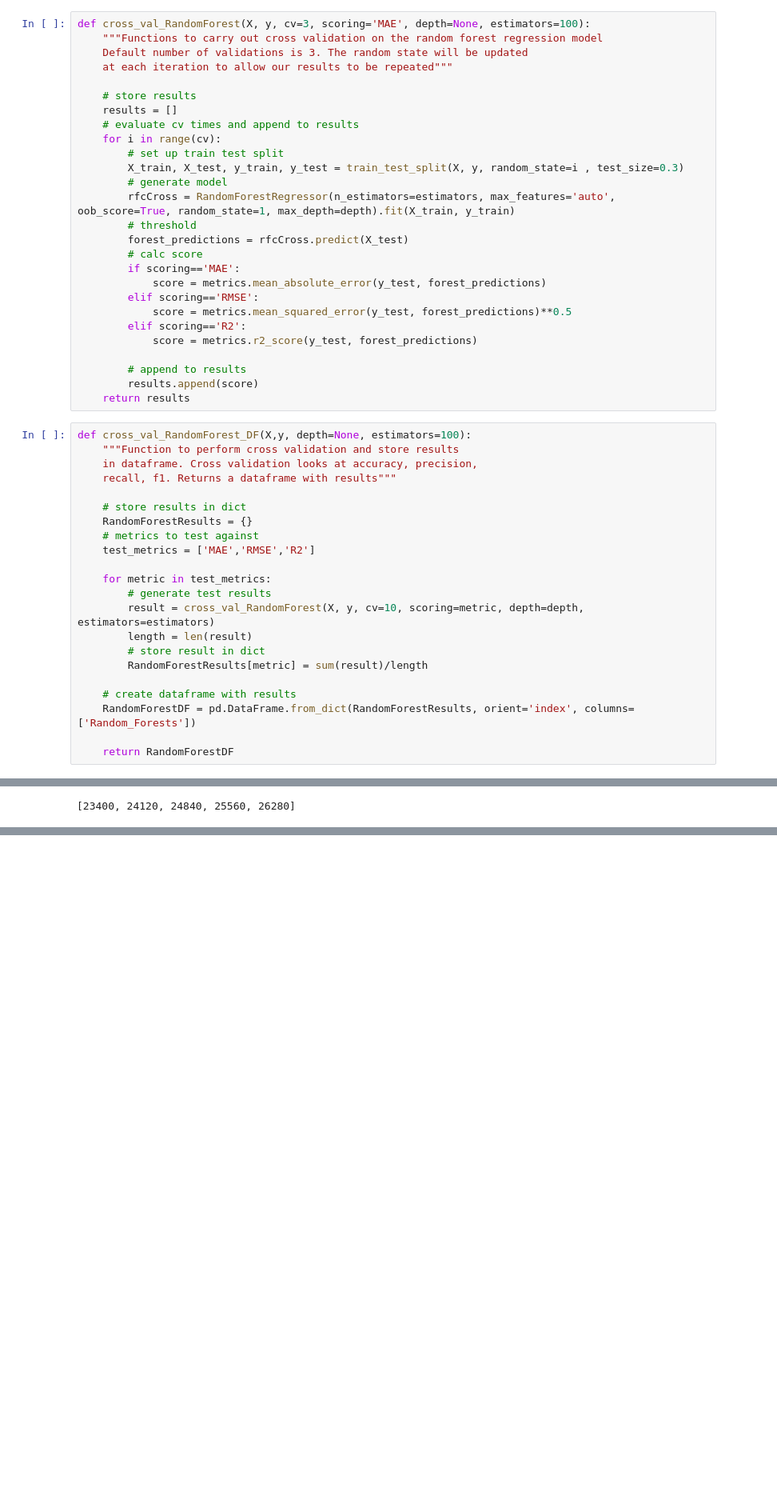
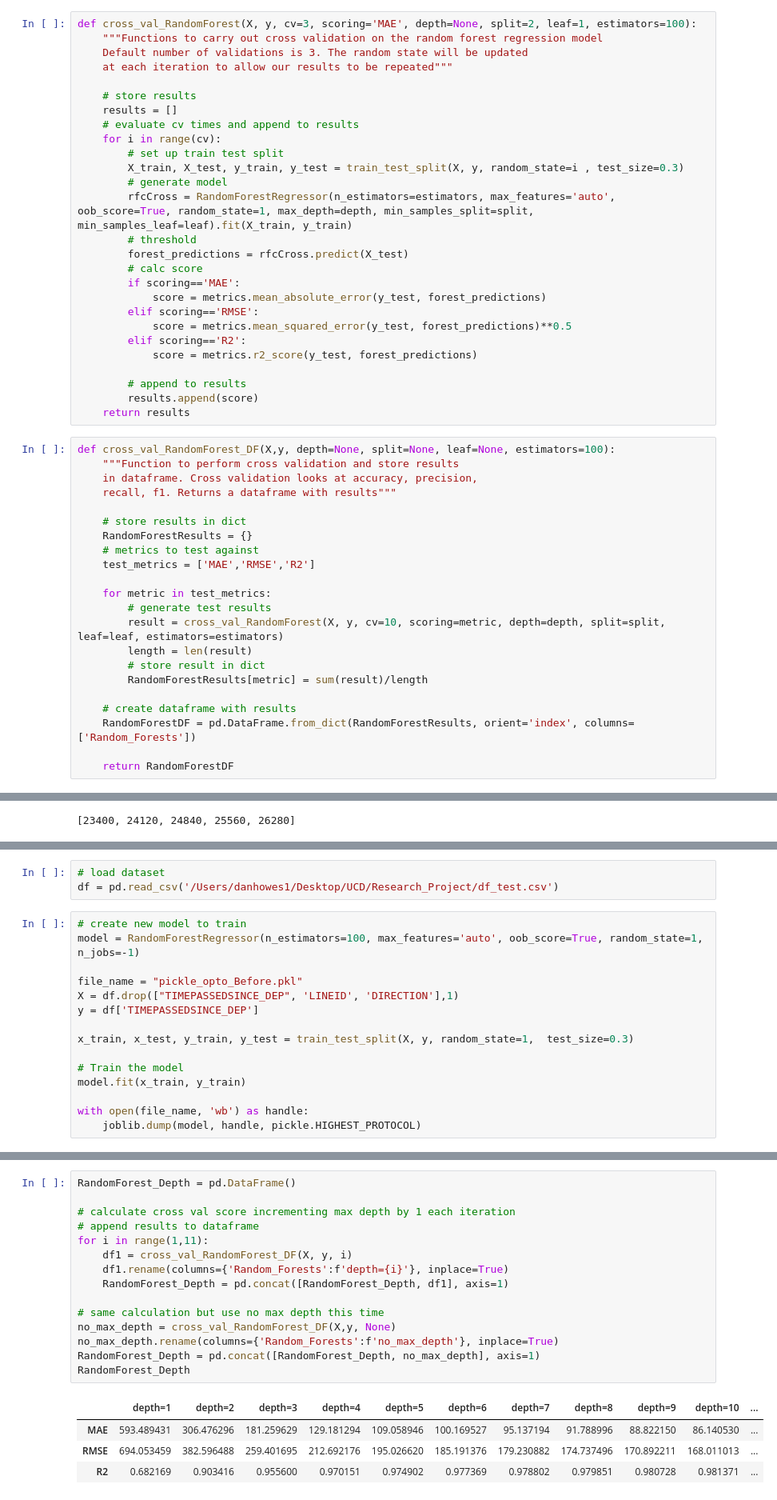
Before and after one commit to danhws/Dublin_Bus_App, a Jupyter notebook: data/Stops_Modelling.ipynb, the cells around one changed output, grey strips where cells are left out. Shown at 80% size. Cells and saved outputs as stored; diff of their text form; blank space fills up the shorter version.

```diff
--- a/data/Stops_Modelling.ipynb
+++ b/data/Stops_Modelling.ipynb
@@ -725,5 +820,5 @@ R2:  0.9655750913226929
 # %%
-def cross_val_RandomForest(X, y, cv=3, scoring='MAE', depth=None, estimators=100):
+def cross_val_RandomForest(X, y, cv=3, scoring='MAE', depth=None, split=2, leaf=1, estimators=100):
     """Functions to carry out cross validation on the random forest regression model
     Default number of validations is 3. The random state will be updated
     at each iteration to allow our results to be repeated"""
@@ -735,7 +830,7 @@ def cross_val_RandomForest(X, y, cv=3, scoring='MAE', depth=None, estimators=100
         # set up train test split
         X_train, X_test, y_train, y_test = train_test_split(X, y, random_state=i , test_size=0.3)
         # generate model
-        rfcCross = RandomForestRegressor(n_estimators=estimators, max_features='auto', oob_score=True, random_state=1, max_depth=depth).fit(X_train, y_train)
+        rfcCross = RandomForestRegressor(n_estimators=estimators, max_features='auto', oob_score=True, random_state=1, max_depth=depth, min_samples_split=split, min_samples_leaf=leaf).fit(X_train, y_train)
         # threshold
         forest_predictions = rfcCross.predict(X_test)
         # calc score
@@ -750,7 +845,7 @@ def cross_val_RandomForest(X, y, cv=3, scoring='MAE', depth=None, estimators=100
         results.append(score)
     return results
 # %%
-def cross_val_RandomForest_DF(X,y, depth=None, estimators=100):
+def cross_val_RandomForest_DF(X,y, depth=None, split=None, leaf=None, estimators=100):
     """Function to perform cross validation and store results
     in dataframe. Cross validation looks at accuracy, precision,
     recall, f1. Returns a dataframe with results"""
@@ -762,7 +857,7 @@ def cross_val_RandomForest_DF(X,y, depth=None, estimators=100):
 
     for metric in test_metrics:
         # generate test results
-        result = cross_val_RandomForest(X, y, cv=10, scoring=metric, depth=depth, estimators=estimators)
+        result = cross_val_RandomForest(X, y, cv=10, scoring=metric, depth=depth, split=split, leaf=leaf, estimators=estimators)
         length = len(result)
         # store result in dict
         RandomForestResults[metric] = sum(result)/length
@@ -1054,0 +1176,18 @@ busPrediction('1', 0, 226, 44964, 2, 10)
+# %%
+# load dataset
+df = pd.read_csv('/Users/danhowes1/Desktop/UCD/Research_Project/df_test.csv')
+# %%
+# create new model to train
+model = RandomForestRegressor(n_estimators=100, max_features='auto', oob_score=True, random_state=1, n_jobs=-1)
+
+file_name = "pickle_opto_Before.pkl"
+X = df.drop(["TIMEPASSEDSINCE_DEP", 'LINEID', 'DIRECTION'],1)
+y = df['TIMEPASSEDSINCE_DEP']
+
+x_train, x_test, y_train, y_test = train_test_split(X, y, random_state=1,  test_size=0.3)
+
+# Train the model
+model.fit(x_train, y_train)
+
+with open(file_name, 'wb') as handle:
+    joblib.dump(model, handle, pickle.HIGHEST_PROTOCOL)
@@ -1054,0 +1196,20 @@ busPrediction('1', 0, 226, 44964, 2, 10)
+# %%
+RandomForest_Depth = pd.DataFrame()
+
+# calculate cross val score incrementing max depth by 1 each iteration
+# append results to dataframe
+for i in range(1,11):
+    df1 = cross_val_RandomForest_DF(X, y, i)
+    df1.rename(columns={'Random_Forests':f'depth={i}'}, inplace=True)
+    RandomForest_Depth = pd.concat([RandomForest_Depth, df1], axis=1)
+
+# same calculation but use no max depth this time
+no_max_depth = cross_val_RandomForest_DF(X,y, None)
+no_max_depth.rename(columns={'Random_Forests':f'no_max_depth'}, inplace=True)
+RandomForest_Depth = pd.concat([RandomForest_Depth, no_max_depth], axis=1)
+RandomForest_Depth
+# %% [output]
+|  | depth=1 | depth=2 | depth=3 | depth=4 | depth=5 | depth=6 | depth=7 | depth=8 | depth=9 | depth=10 | ... |
+| MAE | 593.489431 | 306.476296 | 181.259629 | 129.181294 | 109.058946 | 100.169527 | 95.137194 | 91.788996 | 88.822150 | 86.140530 | ... |
+| RMSE | 694.053459 | 382.596488 | 259.401695 | 212.692176 | 195.026620 | 185.191376 | 179.230882 | 174.737496 | 170.892211 | 168.011013 | ... |
+| R2 | 0.682169 | 0.903416 | 0.955600 | 0.970151 | 0.974902 | 0.977369 | 0.978802 | 0.979851 | 0.980728 | 0.981371 | ... |
```
Also changed, not shown: parts of 96 cells of this notebook, 3 other files.
